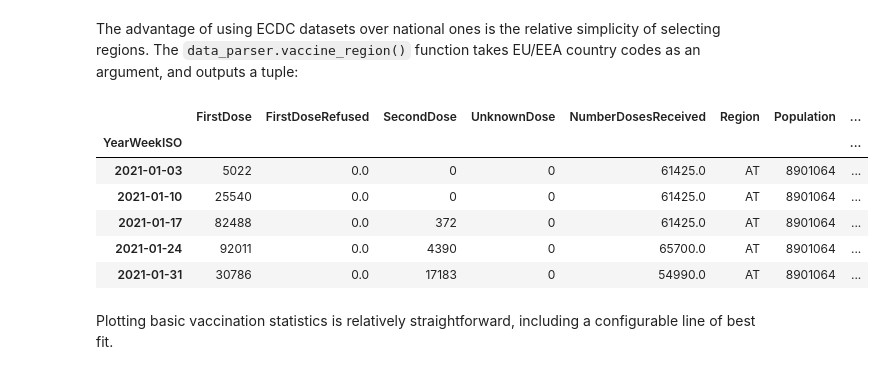
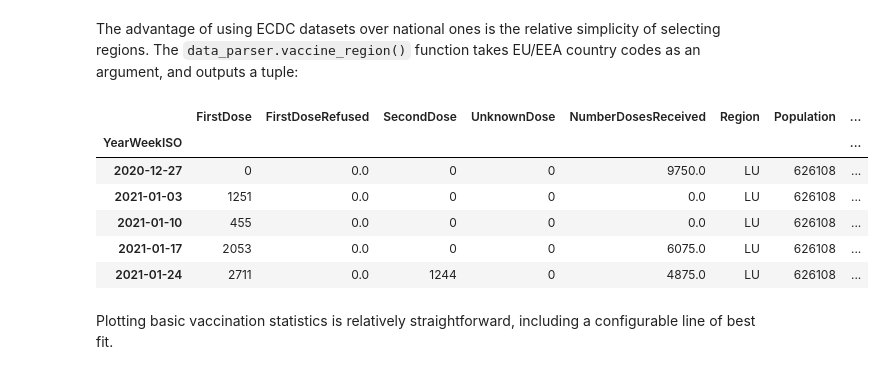
Before and after one commit to gampnico/paeon, a Jupyter notebook: notebooks/Vaccination Uptake.ipynb, the cells around one changed output. Drawn from its saved outputs; the diff is of its cells as text; code cells hidden in the pictures.

```diff
--- a/notebooks/Vaccination Uptake.ipynb
+++ b/notebooks/Vaccination Uptake.ipynb
@@ -29,16 +29,16 @@ df = parse.setup_vaccination_data(path="../data/europe/data.csv")
 # %% [markdown]
 The advantage of using ECDC datasets over national ones is the relative simplicity of selecting regions. The `data_parser.vaccine_region()` function takes EU/EEA country codes as an argument, and outputs a tuple:
 # %%
-austria = parse.vaccine_region(df, region="AT")
+austria = parse.vaccine_region(df, region="LU")
 austria[0].head()
 # %% [output]
 |  | FirstDose | FirstDoseRefused | SecondDose | UnknownDose | NumberDosesReceived | Region | Population | ... |
 | YearWeekISO |  |  |  |  |  |  |  | ... |
-| 2021-01-03 | 5022 | 0.0 | 0 | 0 | 61425.0 | AT | 8901064 | ... |
-| 2021-01-10 | 25540 | 0.0 | 0 | 0 | 61425.0 | AT | 8901064 | ... |
-| 2021-01-17 | 82488 | 0.0 | 372 | 0 | 61425.0 | AT | 8901064 | ... |
-| 2021-01-24 | 92011 | 0.0 | 4390 | 0 | 65700.0 | AT | 8901064 | ... |
-| 2021-01-31 | 30786 | 0.0 | 17183 | 0 | 54990.0 | AT | 8901064 | ... |
+| 2020-12-27 | 0 | 0.0 | 0 | 0 | 9750.0 | LU | 626108 | ... |
+| 2021-01-03 | 1251 | 0.0 | 0 | 0 | 0.0 | LU | 626108 | ... |
+| 2021-01-10 | 455 | 0.0 | 0 | 0 | 0.0 | LU | 626108 | ... |
+| 2021-01-17 | 2053 | 0.0 | 0 | 0 | 6075.0 | LU | 626108 | ... |
+| 2021-01-24 | 2711 | 0.0 | 1244 | 0 | 4875.0 | LU | 626108 | ... |
 # %% [markdown]
 Plotting basic vaccination statistics is relatively straightforward, including a configurable line of best fit.
 # %%
```
Also changed, not shown: parts of 2 cells of this notebook, 2 other files.
